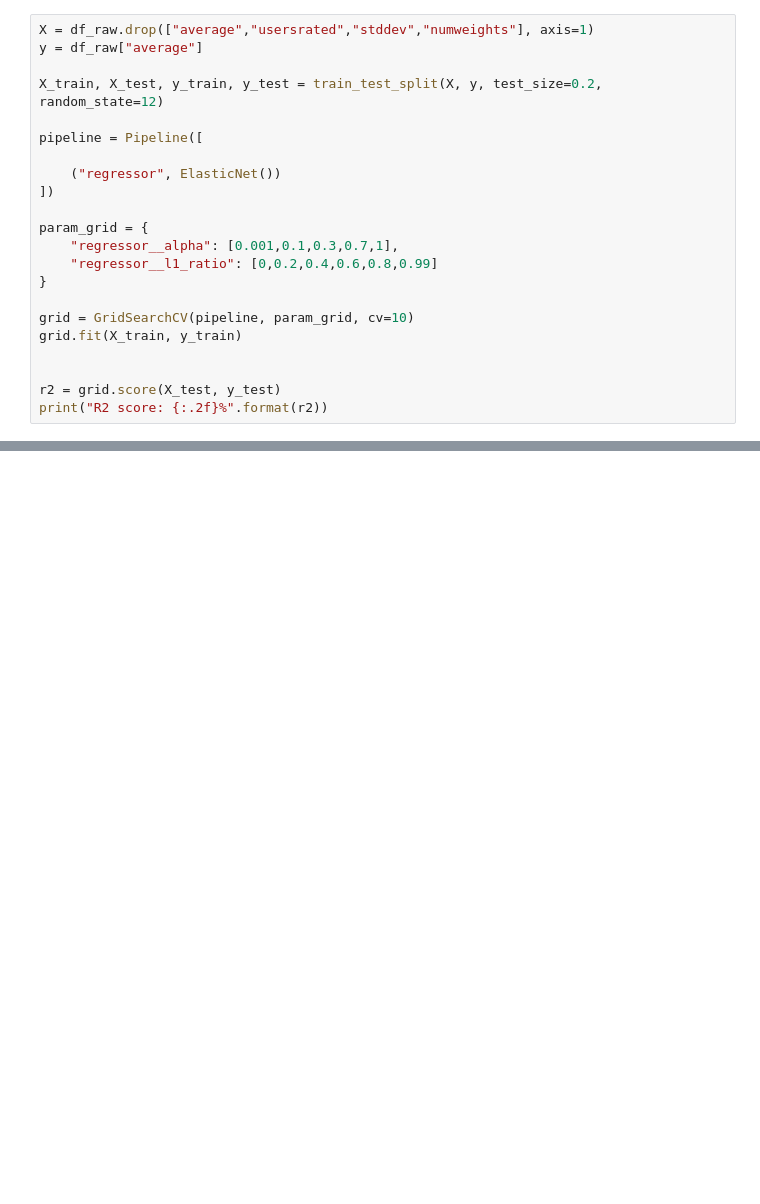
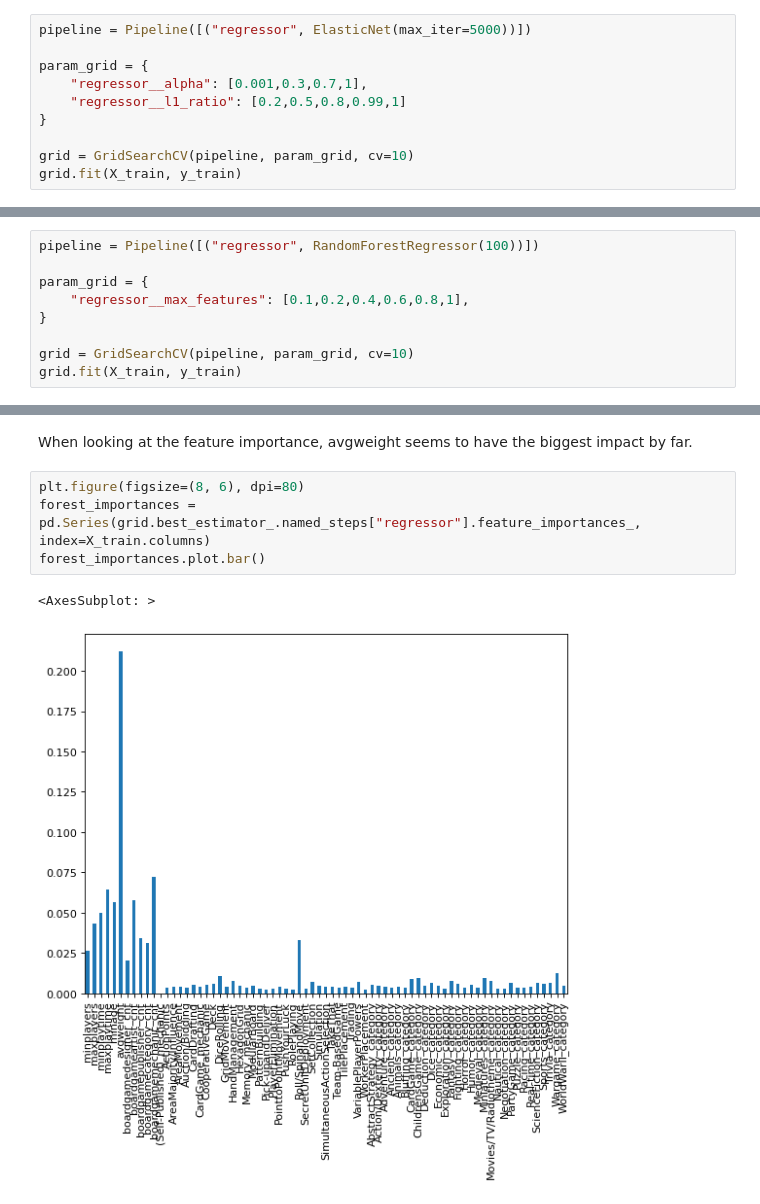
Before and after one commit to Frodl/BI_assignment_3, a Jupyter notebook: modeling.ipynb, the cells around one changed output, grey strips where cells are left out. Drawn from its saved outputs; the diff is of its cells as text; blank space fills up the shorter version.

```diff
--- a/modeling.ipynb
+++ b/modeling.ipynb
@@ -37,23 +48,11 @@ We will use a 80/20 train test split and do parametertuning using 10-fold CV
 # %%
-X = df_raw.drop(["average","usersrated","stddev","numweights"], axis=1)
-y = df_raw["average"]
-
-X_train, X_test, y_train, y_test = train_test_split(X, y, test_size=0.2, random_state=12)
-
-pipeline = Pipeline([
-
-    ("regressor", ElasticNet())
-])
+pipeline = Pipeline([("regressor", ElasticNet(max_iter=5000))])
 
 param_grid = {
-    "regressor__alpha": [0.001,0.1,0.3,0.7,1],
-    "regressor__l1_ratio": [0,0.2,0.4,0.6,0.8,0.99]
+    "regressor__alpha": [0.001,0.3,0.7,1],
+    "regressor__l1_ratio": [0.2,0.5,0.8,0.99,1]
 }
 
 grid = GridSearchCV(pipeline, param_grid, cv=10)
 grid.fit(X_train, y_train)
-
-
-r2 = grid.score(X_test, y_test)
-print("R2 score: {:.2f}%".format(r2))
 # %% [output]
@@ -66,0 +78,9 @@ usersrated stddev numweights
+# %%
+pipeline = Pipeline([("regressor", RandomForestRegressor(100))])
+
+param_grid = {
+    "regressor__max_features": [0.1,0.2,0.4,0.6,0.8,1],
+}
+
+grid = GridSearchCV(pipeline, param_grid, cv=10)
+grid.fit(X_train, y_train)
@@ -66,0 +106,9 @@ usersrated stddev numweights
+# %% [markdown]
+When looking at the feature importance, avgweight seems to have the biggest impact by far.
+# %%
+plt.figure(figsize=(8, 6), dpi=80)
+forest_importances = pd.Series(grid.best_estimator_.named_steps["regressor"].feature_importances_, index=X_train.columns)
+forest_importances.plot.bar()
+# %% [output]
+<AxesSubplot: >
+[figure, added]
```
Also changed, not shown: parts of 37 cells of this notebook, 1 other file.
